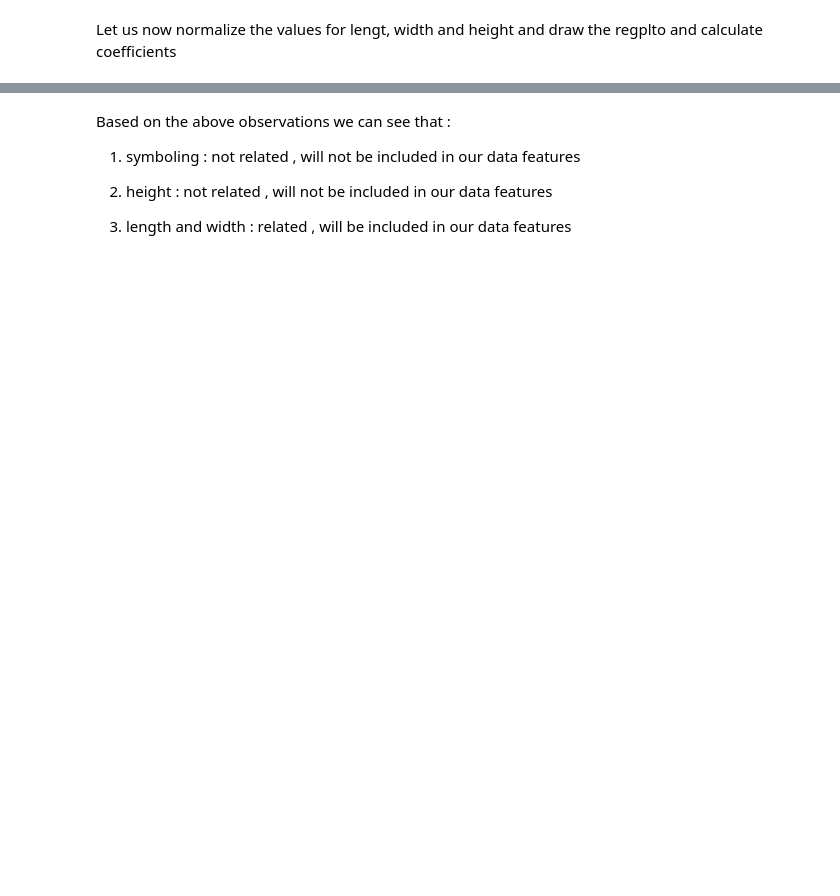
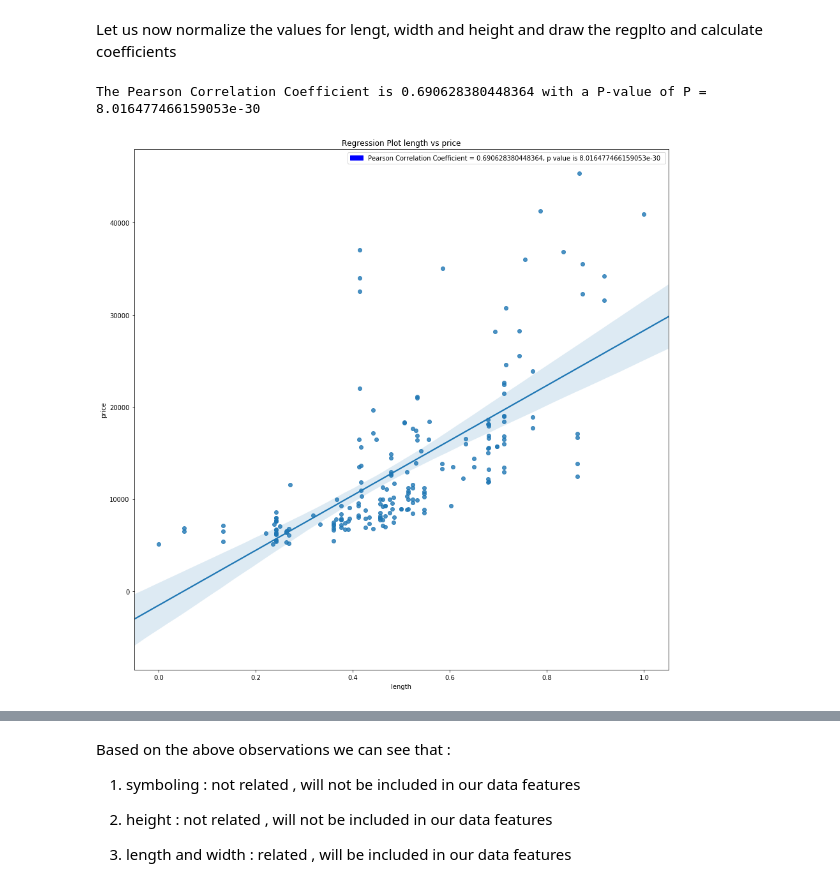
Before and after one commit to in-tandem/pandas_learning, a Jupyter notebook: data_analysis_auto_sales_history.ipynb, the cells around one changed output, grey strips where cells are left out. Cells and saved outputs as stored; diff of their text form; code cells hidden in the pictures; blank space fills up the shorter version.

```diff
--- a/data_analysis_auto_sales_history.ipynb
+++ b/data_analysis_auto_sales_history.ipynb
@@ -609,0 +628,8 @@ plot.text(x = 1, y = 38000 , s ="P value = %s"%p_value, fontsize = 12 )
+# %%
+## drawing plots and calculation of coefficients of each
+
+coeff_values = calculateCorrelationCoefficientsAndpValues(data['length'], data['price'])
+plotRegressionBetweenTwoVariables( 'length', 'price', data[['length', 'price']], coeff_values[0], coeff_values[1])
+# %% [output]
+The Pearson Correlation Coefficient is 0.690628380448364 with a P-value of P = 8.016477466159053e-30
+[figure, added]
```
Also changed, not shown: parts of 13 cells of this notebook.
